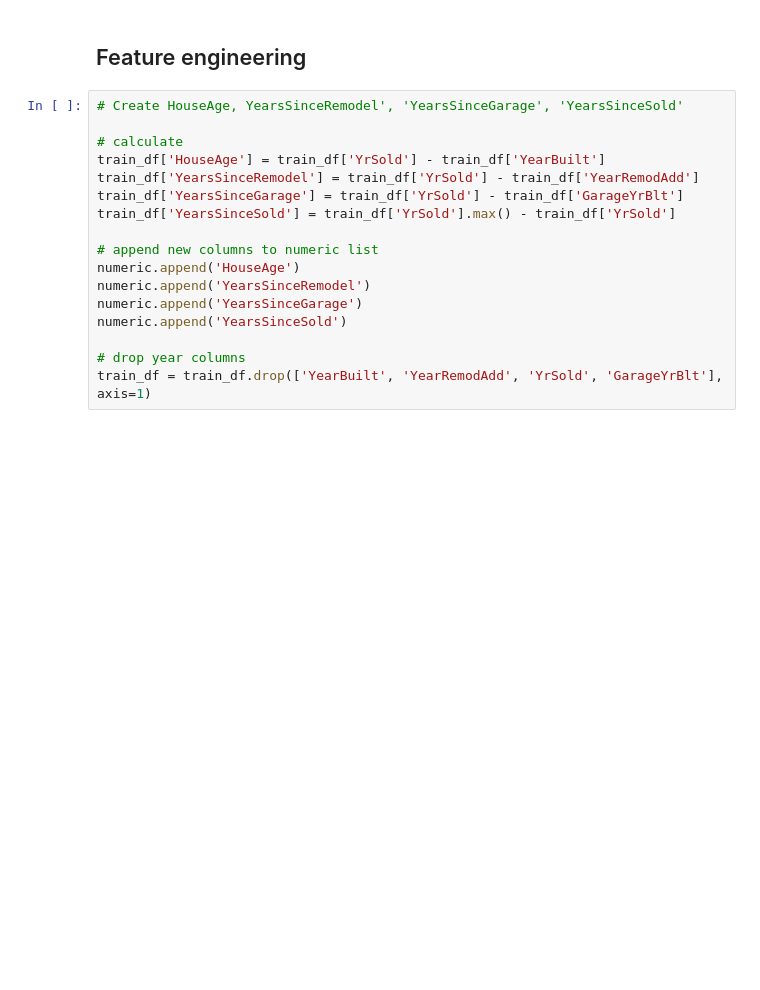
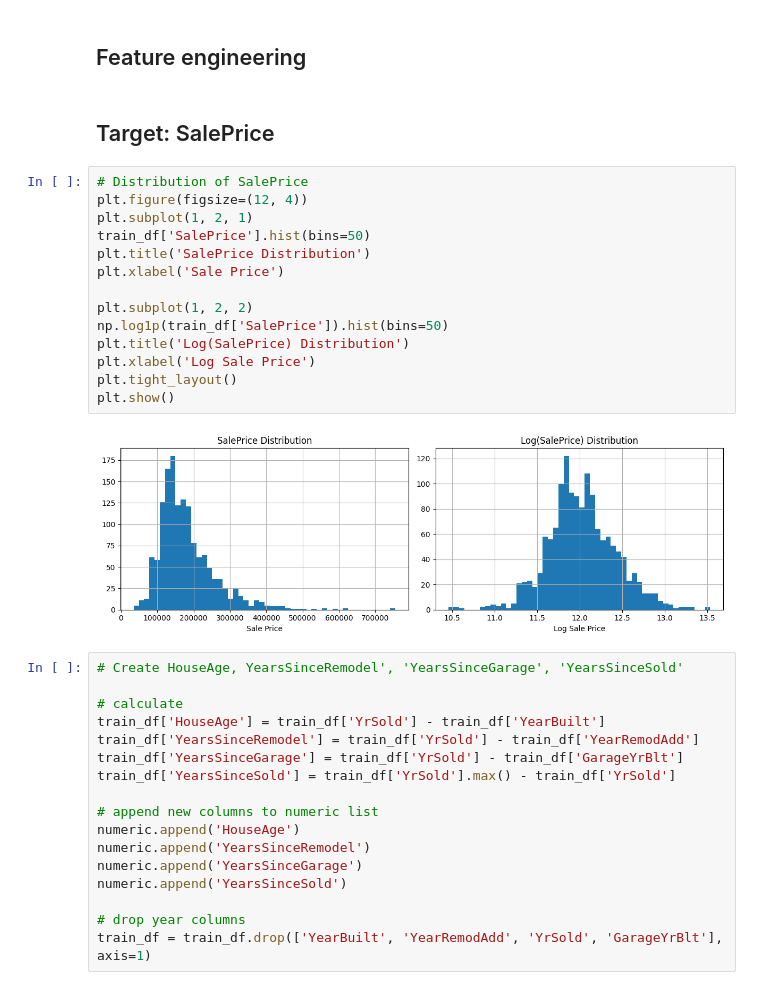
Before and after one commit to nh-adorie/adorie-data-projects, a Jupyter notebook: house-prices/01_eda_features_engineering.ipynb, the cells around one changed output. Cells and saved outputs as stored; diff of their text form; blank space fills up the shorter version.

```diff
--- a/house-prices/01_eda_features_engineering.ipynb
+++ b/house-prices/01_eda_features_engineering.ipynb
@@ -231,6 +231,24 @@ check_missing
 Series([], dtype: int64)
 # %% [markdown]
 ## Feature engineering
+# %% [markdown]
+## Target: SalePrice
+# %%
+# Distribution of SalePrice
+plt.figure(figsize=(12, 4))
+plt.subplot(1, 2, 1)
+train_df['SalePrice'].hist(bins=50)
+plt.title('SalePrice Distribution')
+plt.xlabel('Sale Price')
+
+plt.subplot(1, 2, 2)
+np.log1p(train_df['SalePrice']).hist(bins=50)
+plt.title('Log(SalePrice) Distribution')
+plt.xlabel('Log Sale Price')
+plt.tight_layout()
+plt.show()
+# %% [output]
+[figure, added]
 # %%
 # Create HouseAge, YearsSinceRemodel', 'YearsSinceGarage', 'YearsSinceSold'
 
```
